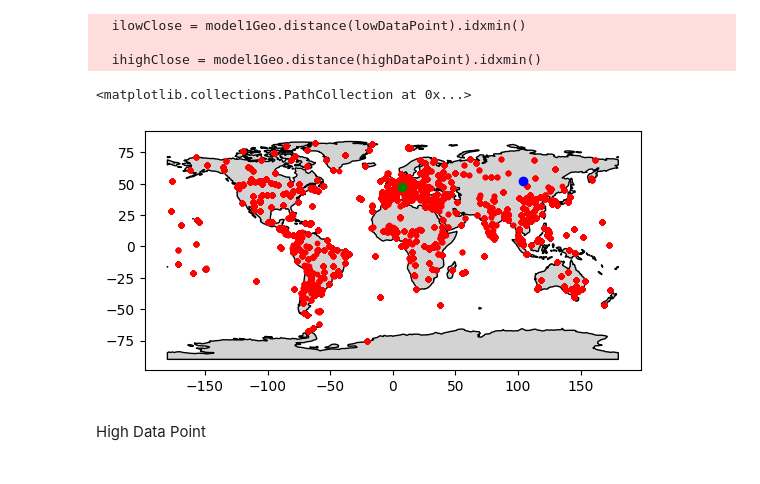
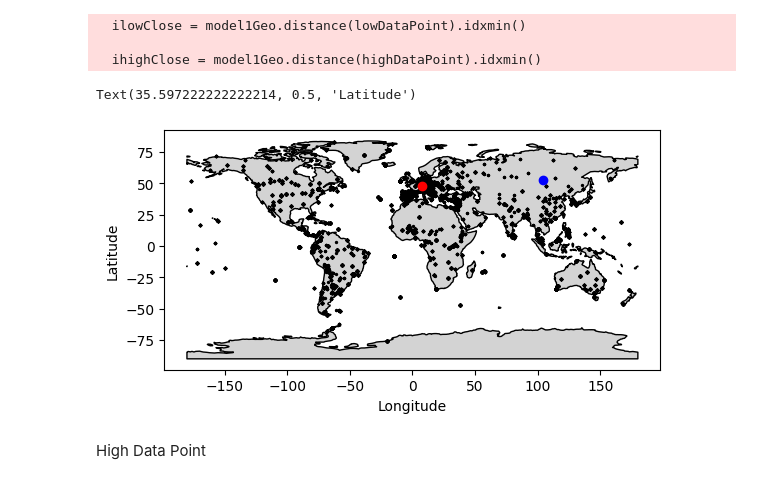
Before and after one commit to JaxtonGray/isoNet_Models, a Jupyter notebook: Models/Temp.ipynb, the cells around one changed output. Drawn from its saved outputs; the diff is of its cells as text; code cells hidden in the pictures.

Commit message:
Made changes to chart

```diff
--- a/Models/Temp.ipynb
+++ b/Models/Temp.ipynb
@@ -8,9 +7,9 @@ import contextily as ctx
 import shapely as shp
 # %%
-model1 = pd.read_csv('Models/Model_1/Model_1_TestData.csv')
-model2 = pd.read_csv('Models/Model_2/Model_2_TestData.csv')
-model3 = pd.read_csv('Models/Model_3/Model_3_TestData.csv')
-model4 = pd.read_csv('Models/Model_4/Model_4_TestData.csv')
+model1 = pd.read_csv('Model_1/Model_1_TestData.csv')
+model2 = pd.read_csv('Model_2/Model_2_TestData.csv')
+model3 = pd.read_csv('Model_3/Model_3_TestData.csv')
+model4 = pd.read_csv('Model_4/Model_4_TestData.csv')
 # %%
 # Convert Julian Day Sin to Julian Day
 def undoJulianDaySin(values):
@@ -68,12 +67,14 @@ highLon = model1Geo.loc[ihighClose, 'Lon']
 # %%
 fig, ax = plt.subplots()
 world.plot(ax=ax, color='lightgrey', edgecolor='black')
-model1Geo.plot(ax=ax, color='red', markersize=10, label='Model 1')
-ax.scatter(model1Geo.loc[ilowClose, 'Lon'], model1Geo.loc[ilowClose, 'Lat'], color='blue',  label='Low Data Point')
-ax.scatter(model1Geo.loc[ihighClose, 'Lon'], model1Geo.loc[ihighClose, 'Lat'], color='green',  label='High Data Point')
+model1Geo.plot(ax=ax, color='black', markersize=2, label='Model 1')
+ax.scatter(model1Geo.loc[ilowClose, 'Lon'], model1Geo.loc[ilowClose, 'Lat'], color='blue',  label='Low Data Density Point')
+ax.scatter(model1Geo.loc[ihighClose, 'Lon'], model1Geo.loc[ihighClose, 'Lat'], color='red',  label='High Data Density Point')
+plt.xlabel('Longitude')
+plt.ylabel('Latitude')
 # %% [output]
-<matplotlib.collections.PathCollection at 0x...>
+Text(35.597222222222214, 0.5, 'Latitude')
-[figure, old version]
+[figure, new version]
 # %%
 m1High = model1[(model1['Lon'] == highLon) & (model1['Lat'] == highLat)]
 m1Low = model1[(model1['Lon'] == lowLon) & (model1['Lat'] == lowLat)]
```
Also changed, not shown: parts of 4 cells of this notebook.
